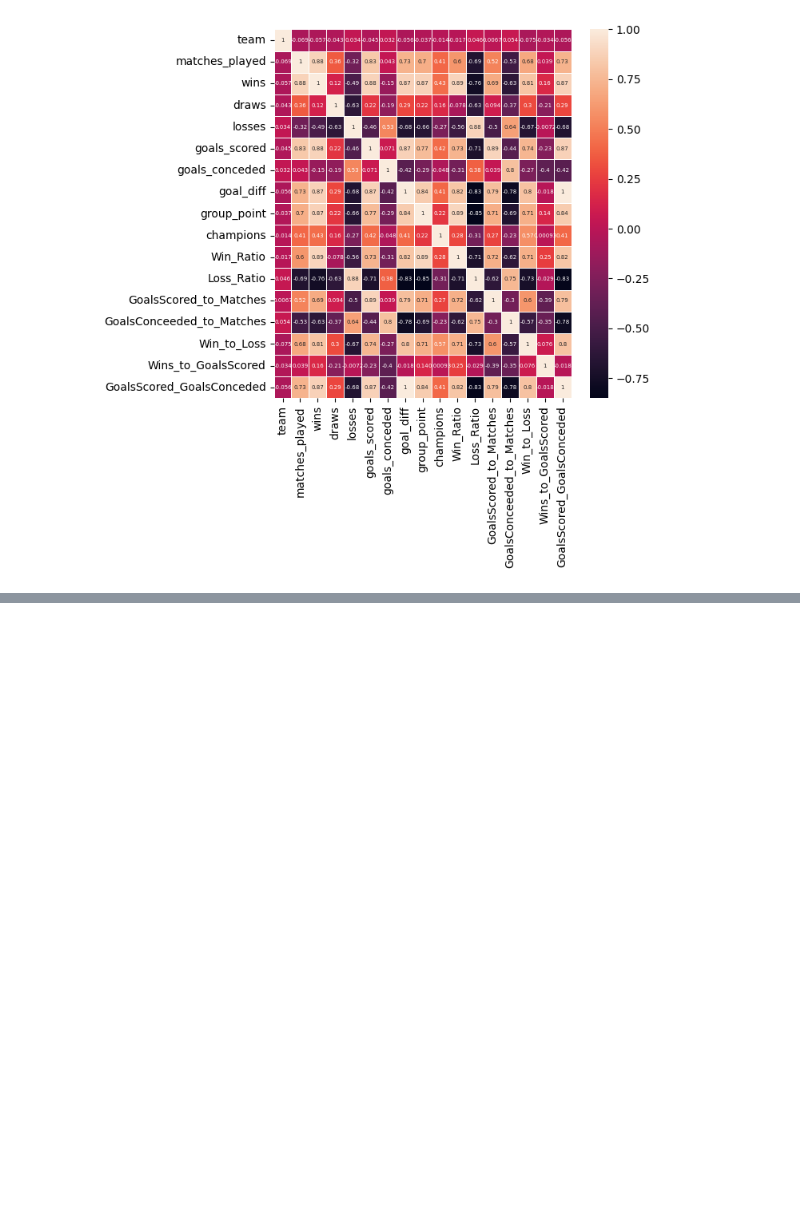
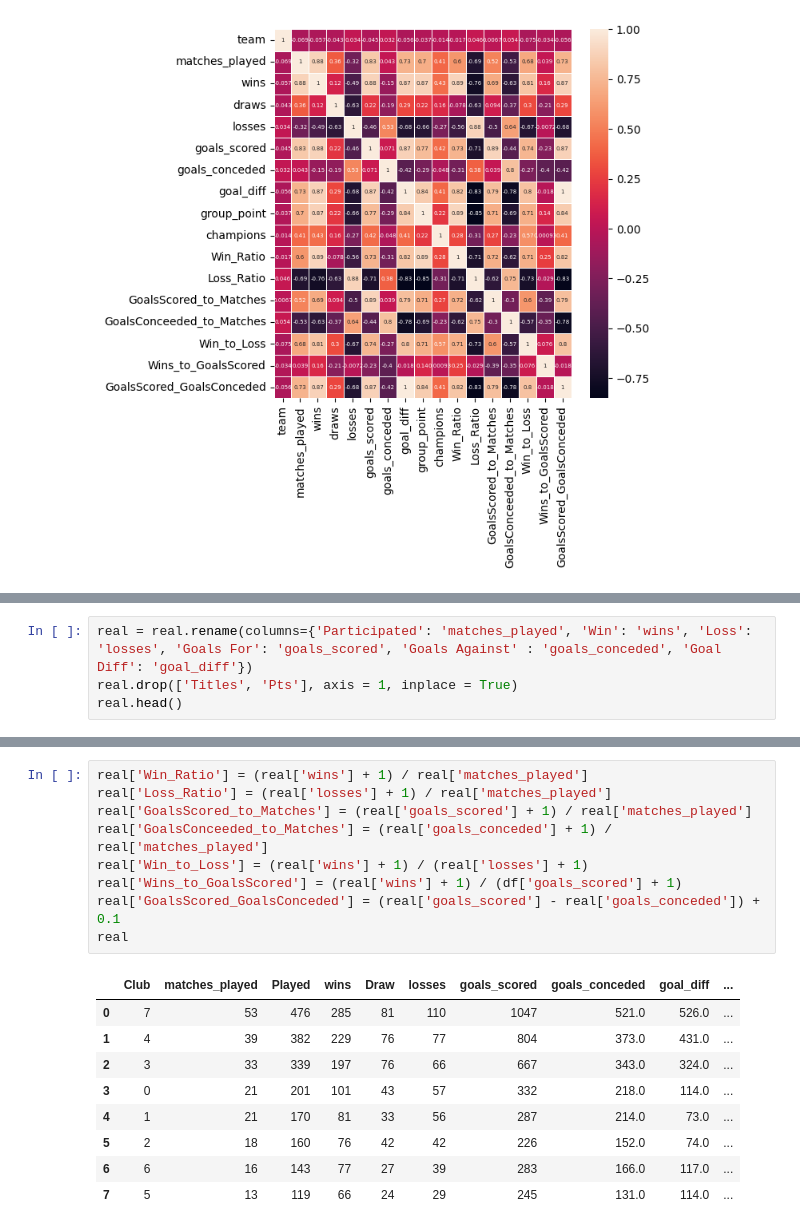
Before and after one commit to harrynwosu/champions-league, a Jupyter notebook: Project.ipynb, the cells around one changed output, grey strips where cells are left out. Drawn from its saved outputs; the diff is of its cells as text; blank space fills up the shorter version.

```diff
--- a/Project.ipynb
+++ b/Project.ipynb
@@ -217,0 +333,4 @@ scaled_features = scaler.fit_transform(df[ind_features])
+# %%
+real = real.rename(columns={'Participated': 'matches_played', 'Win': 'wins', 'Loss': 'losses', 'Goals For': 'goals_scored', 'Goals Against' : 'goals_conceded', 'Goal Diff': 'goal_diff'})
+real.drop(['Titles', 'Pts'], axis = 1, inplace = True)
+real.head()
@@ -217,0 +344,19 @@ scaled_features = scaler.fit_transform(df[ind_features])
+# %%
+real['Win_Ratio'] = (real['wins'] + 1) / real['matches_played']
+real['Loss_Ratio'] = (real['losses'] + 1) / real['matches_played']
+real['GoalsScored_to_Matches'] = (real['goals_scored'] + 1) / real['matches_played']
+real['GoalsConceeded_to_Matches'] = (real['goals_conceded'] + 1) / real['matches_played']
+real['Win_to_Loss'] = (real['wins'] + 1) / (real['losses'] + 1)
+real['Wins_to_GoalsScored'] = (real['wins'] + 1) / (df['goals_scored'] + 1)
+real['GoalsScored_GoalsConceded'] = (real['goals_scored'] - real['goals_conceded']) + 0.1
+real
+# %% [output]
+|  | Club | matches_played | Played | wins | Draw | losses | goals_scored | goals_conceded | goal_diff | ... |
+| 0 | 7 | 53 | 476 | 285 | 81 | 110 | 1047 | 521.0 | 526.0 | ... |
+| 1 | 4 | 39 | 382 | 229 | 76 | 77 | 804 | 373.0 | 431.0 | ... |
+| 2 | 3 | 33 | 339 | 197 | 76 | 66 | 667 | 343.0 | 324.0 | ... |
+| 3 | 0 | 21 | 201 | 101 | 43 | 57 | 332 | 218.0 | 114.0 | ... |
+| 4 | 1 | 21 | 170 | 81 | 33 | 56 | 287 | 214.0 | 73.0 | ... |
+| 5 | 2 | 18 | 160 | 76 | 42 | 42 | 226 | 152.0 | 74.0 | ... |
+| 6 | 6 | 16 | 143 | 77 | 27 | 39 | 283 | 166.0 | 117.0 | ... |
+| 7 | 5 | 13 | 119 | 66 | 24 | 29 | 245 | 131.0 | 114.0 | ... |
```
Also changed, not shown: parts of 10 cells of this notebook, 2 other files.
